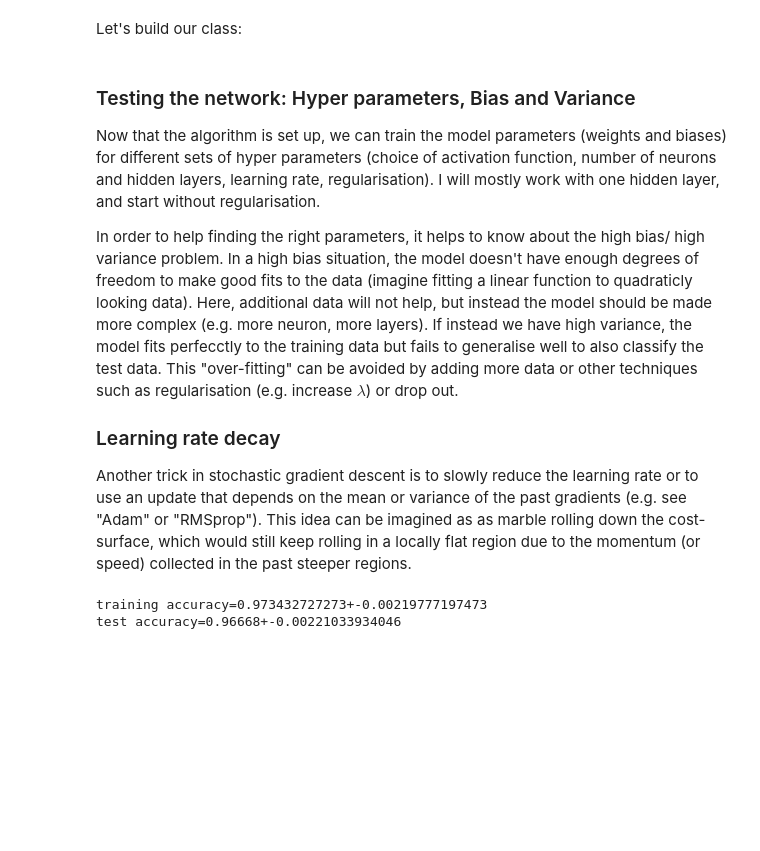
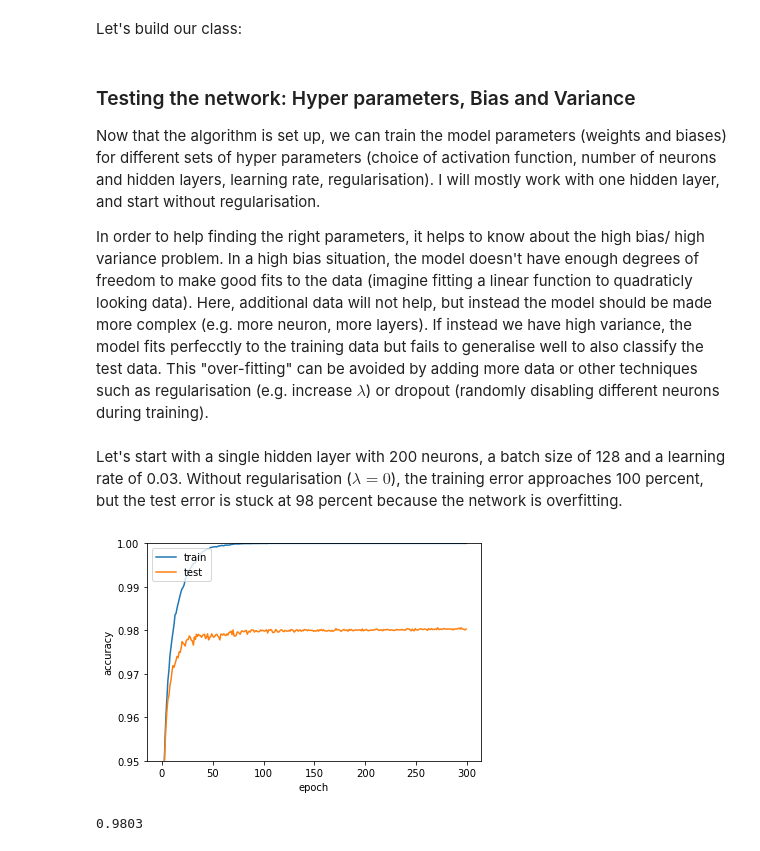
Before and after one commit to moritzhambach/MNIST---classifying-handwritten-digits, a Jupyter notebook: A Neural Network from scratch.ipynb, the cells around one changed output. Cells and saved outputs as stored; diff of their text form; code cells hidden in the pictures; blank space fills up the shorter version.

```diff
--- a/A Neural Network from scratch.ipynb
+++ b/A Neural Network from scratch.ipynb
@@ -73,6 +73,9 @@ def softmax(z):
     ex=np.exp(z)
     return ex / np.sum(ex, axis=0,keepdims=True)    #column wise sum (collapse column vector to number)
 
+def leakyRelu(z):
+    return np.maximum(0.01*z,z)
+
 def grad_sigmoid(z):
     sig=sigmoid(z)
     return sig*(1-sig)
@@ -84,6 +87,11 @@ def grad_relu(z):
 def grad_softmax(z):
     grad=np.multiply(softmax(z),np.ones(z.shape)-softmax(z))
     return grad
+
+def grad_leakyRelu(z):
+    x=z>0
+    z=x+(x==False)*0.01
+    return z
 # %% [markdown]
 ### Initialisation and feed forward
 The process described above is called feed forward, and in practice we initialise the weigth matrices of a network randomly and can feed forward to a first guess (interpreting the activations of the last layer as a measure for likelihoood of the corresponding outcome). We will use either sigmoid or relu as activation in all hidden layers and sigmoid or softmax in the output layer. The list "sizes" will contain the numbers of neurons in each layer, $(s_0, ..., s_L)$. For example, sizes=[784,40,10] corresponds to a single hidden layer of 40 neurons between the input layer (784 neurons) and output layer (10 neurons).
@@ -224,29 +263,25 @@ class myNetwork:
 
 Now that the algorithm is set up, we can train the model parameters (weights and biases) for different sets of hyper parameters (choice of activation function, number of neurons and hidden layers, learning rate, regularisation). I will mostly work with one hidden layer, and start without regularisation.
 
-In order to help finding the right parameters, it helps to know about the high bias/ high variance problem. In a high bias situation, the model doesn't have enough degrees of freedom to make good fits to the data (imagine fitting a linear function to quadraticly looking data). Here, additional data will not help, but instead the model should be made more complex (e.g. more neuron, more layers). If instead we have high variance, the model fits perfecctly to the training data but fails to generalise well to also classify the test data. This "over-fitting" can be avoided by adding more data or other techniques such as regularisation (e.g. increase $\lambda$) or drop out.
-
-### Learning rate decay
-
-Another trick in stochastic gradient descent is to slowly reduce the learning rate or to use an update that depends on the mean or variance of the past gradients (e.g. see "Adam" or "RMSprop"). This idea can be imagined as as marble rolling down the cost-surface, which would still keep rolling in a locally flat region due to the momentum (or speed) collected in the past steeper regions.
+In order to help finding the right parameters, it helps to know about the high bias/ high variance problem. In a high bias situation, the model doesn't have enough degrees of freedom to make good fits to the data (imagine fitting a linear function to quadraticly looking data). Here, additional data will not help, but instead the model should be made more complex (e.g. more neuron, more layers). If instead we have high variance, the model fits perfecctly to the training data but fails to generalise well to also classify the test data. This "over-fitting" can be avoided by adding more data or other techniques such as regularisation (e.g. increase $\lambda$) or dropout (randomly disabling different neurons during training).
 # %%
 A=mnist.train.images.T                        # we want the m training examples stored in columns, not rows
 Y=mnist.train.labels.T
 A_test=mnist.test.images.T
 Y_test=mnist.test.labels.T
-# %%
-acc_train=[]
-acc_test=[]
-runs=5           # run multiple times to see if random initialisation changes accuracy
-
-for i in range(runs):
-    net00=myNetwork([784,400,10], relu, softmax)  #initialise network
-    [Wlist, blist,acc_train_list,acc_test_list]=net00.gradient_descent(A, Y, A_test,Y_test, 1,100,0.3,0)
-    acc_train.append(acc_train_list[-1])
-    acc_test.append(acc_test_list[-1])
-
-print("training accuracy=" + str(np.mean(acc_train)) + "+-" + str(np.std(acc_train)) )
-print("test accuracy=" + str(np.mean(acc_test))  + "+-" + str(np.std(acc_test)))
-# %% [output]
-training accuracy=0.973432727273+-0.00219777197473
-test accuracy=0.96668+-0.00221033934046
+# %% [markdown]
+Let's start with a single hidden layer with 200 neurons, a batch size of 128 and a learning rate of 0.03. Without regularisation ($\lambda=0$), the training error approaches 100 percent, but the test error is stuck at 98 percent because the network is overfitting.
+# %%
+net00=myNetwork([784,200,10], leakyRelu, softmax)
+[Wlist, blist,acc_train_list,acc_test_list]=net00.gradient_descent(A, Y, A_test,Y_test, 300,128,0.03,0.0,True)
+plt.plot(acc_train_list)
+plt.plot(acc_test_list)
+plt.ylim([0.95,1])
+plt.ylabel('accuracy')
+plt.xlabel('epoch')
+plt.legend(['train', 'test'], loc='upper left')
+plt.show()
+print(acc_test_list[-1])
+# %% [output]
+[figure, added]
+0.9803
```
Also changed, not shown: parts of 15 cells of this notebook.
